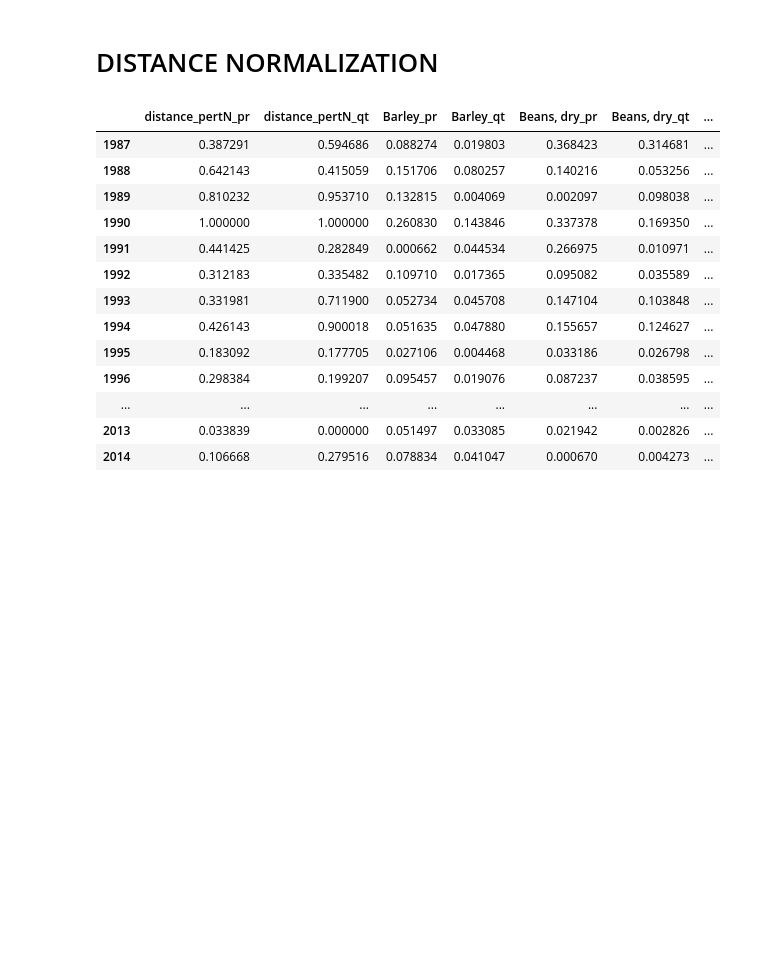
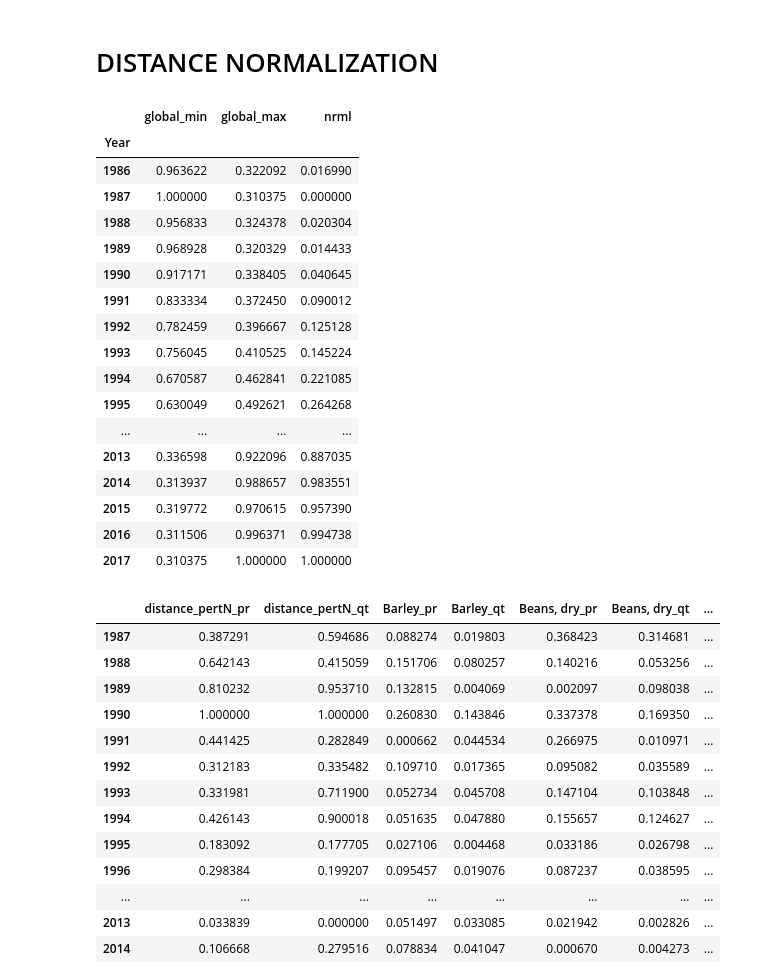
Before and after one commit to daranha/AOFFTN, a Jupyter notebook: normalization/dist_exp_normalization.ipynb, the cells around one changed output. Saved outputs shown, nothing was run; the diff lists cells and outputs as text; code cells hidden in the pictures; blank space fills up the shorter version.

Commit message:
se anadieron 3 tipos de normalizacion a la funcion de anadir peso con distancias.

```diff
--- a/normalization/dist_exp_normalization.ipynb
+++ b/normalization/dist_exp_normalization.ipynb
@@ -284,7 +284,7 @@ distances_YEI['distance'] = distances
 # %% [markdown]
 # DISTANCE NORMALIZATION
 # %%
-distances_YEI=pd.read_csv('distances_YEI.csv')
+distances_YEI=pd.read_csv('distan_datasets/distances_YEI.csv',index_col=0)
 df=pd.read_csv('../united_names_datasets/tradeMatrix_PWG.csv')
 # %%
 def norm_distance(x,case):
@@ -304,3 +310,33 @@ def nrml(a):    # Normalize in [0,1]
+# %%
+normfact=distances_YEI.groupby('Year')['distance'].sum()
+normfact=normfact.min()/normfact
+# %%
+normfact_v2=distances_YEI.groupby('Year')['distance'].sum()
+normfact_v2=normfact_v2/normfact_v2.max()
+# %%
+normfact_v3=distances_YEI.groupby('Year')['distance'].sum()
+normfact_v3=(normfact_v2 - normfact_v2.min())/(normfact_v2.max()-normfact_v2.min())
+# %%
+pd.DataFrame({'global_min':normfact,'global_max':normfact_v2,'nrml':normfact_v3})
+# %% [output]
+|  | global_min | global_max | nrml |
+| Year |  |  |  |
+| 1986 | 0.963622 | 0.322092 | 0.016990 |
+| 1987 | 1.000000 | 0.310375 | 0.000000 |
+| 1988 | 0.956833 | 0.324378 | 0.020304 |
+| 1989 | 0.968928 | 0.320329 | 0.014433 |
+| 1990 | 0.917171 | 0.338405 | 0.040645 |
+| 1991 | 0.833334 | 0.372450 | 0.090012 |
+| 1992 | 0.782459 | 0.396667 | 0.125128 |
+| 1993 | 0.756045 | 0.410525 | 0.145224 |
+| 1994 | 0.670587 | 0.462841 | 0.221085 |
+| 1995 | 0.630049 | 0.492621 | 0.264268 |
+| ... | ... | ... | ... |
+| 2013 | 0.336598 | 0.922096 | 0.887035 |
+| 2014 | 0.313937 | 0.988657 | 0.983551 |
+| 2015 | 0.319772 | 0.970615 | 0.957390 |
+| 2016 | 0.311506 | 0.996371 | 0.994738 |
+| 2017 | 0.310375 | 1.000000 | 1.000000 |
 # %%
 # create a dictionary with global amount of trade
     # quantity = Total imports
```
Also changed, not shown: parts of 1 cell of this notebook.
